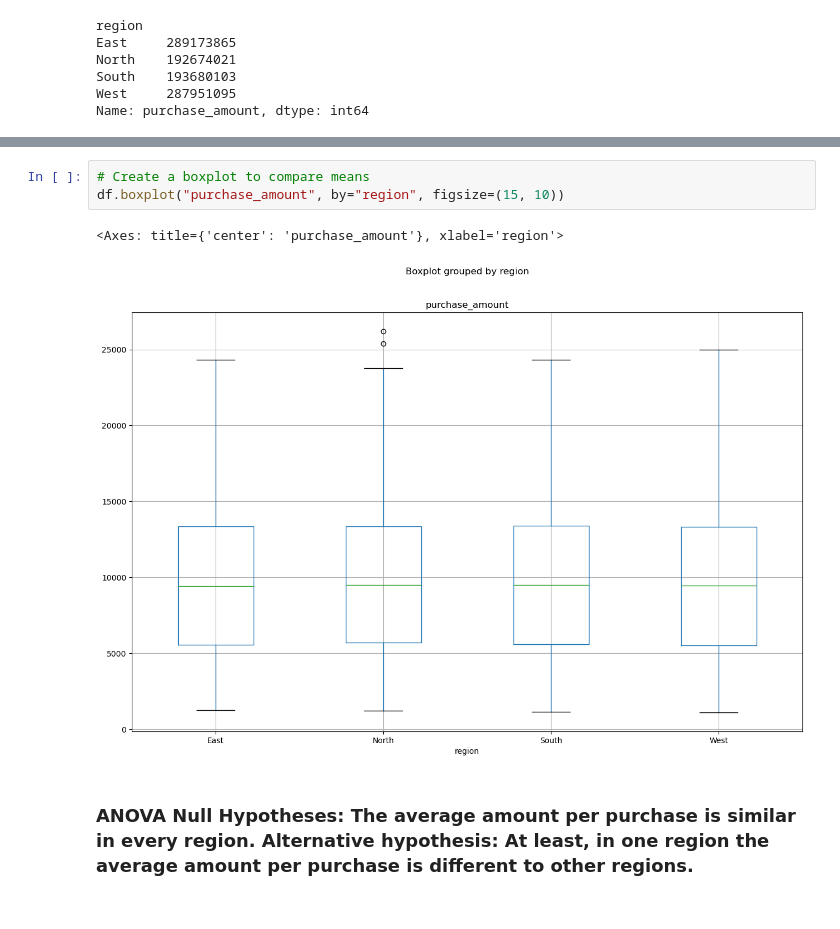
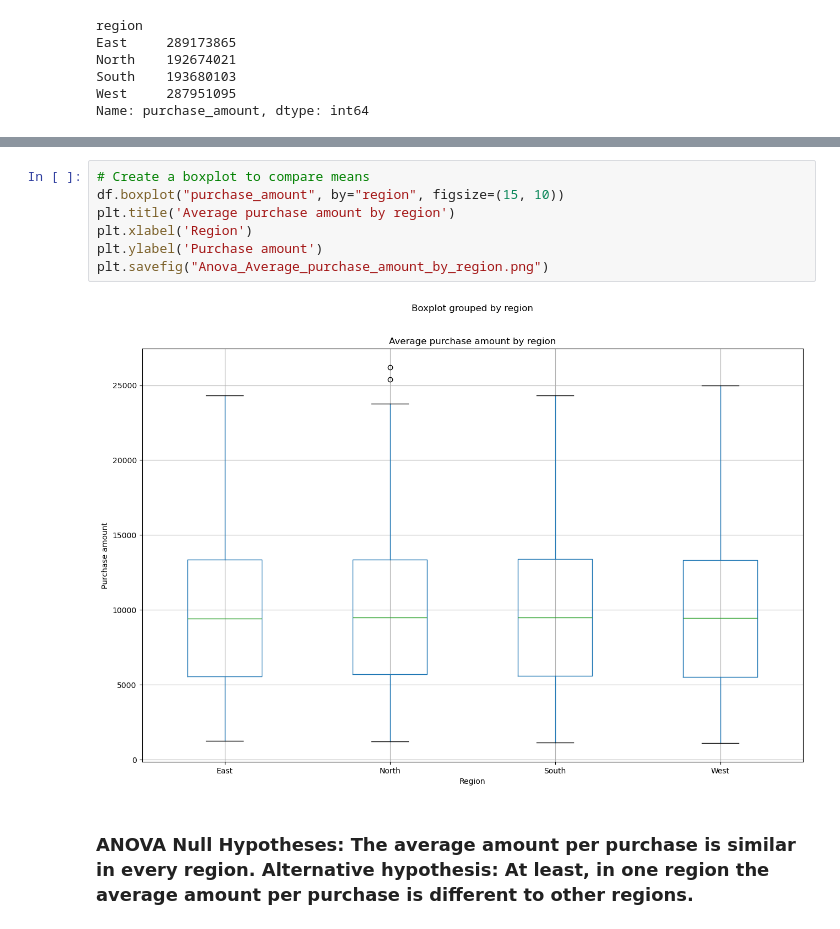
Before and after one commit to Siggy0002/Project-1-Team-Finance, a Jupyter notebook: Tetyana_project_one.ipynb, the cells around one changed output, grey strips where cells are left out. Cells and saved outputs as stored; diff of their text form.

```diff
--- a/Tetyana_project_one.ipynb
+++ b/Tetyana_project_one.ipynb
@@ -130,9 +134,12 @@ plt.show()
 # %%
 # Create a boxplot to compare means
 df.boxplot("purchase_amount", by="region", figsize=(15, 10))
+plt.title('Average purchase amount by region')
+plt.xlabel('Region')
+plt.ylabel('Purchase amount')
+plt.savefig("Anova_Average_purchase_amount_by_region.png")
 # %% [output]
-<Axes: title={'center': 'purchase_amount'}, xlabel='region'>
-[figure, old version]
+[figure, new version]
 # %% [markdown]
 ### ANOVA Null Hypotheses: The average amount per purchase is similar in every region. Alternative hypothesis: At least, in one region the average amount per purchase is different to other regions.
 # %%
```
Also changed, not shown: parts of 2 cells of this notebook.
